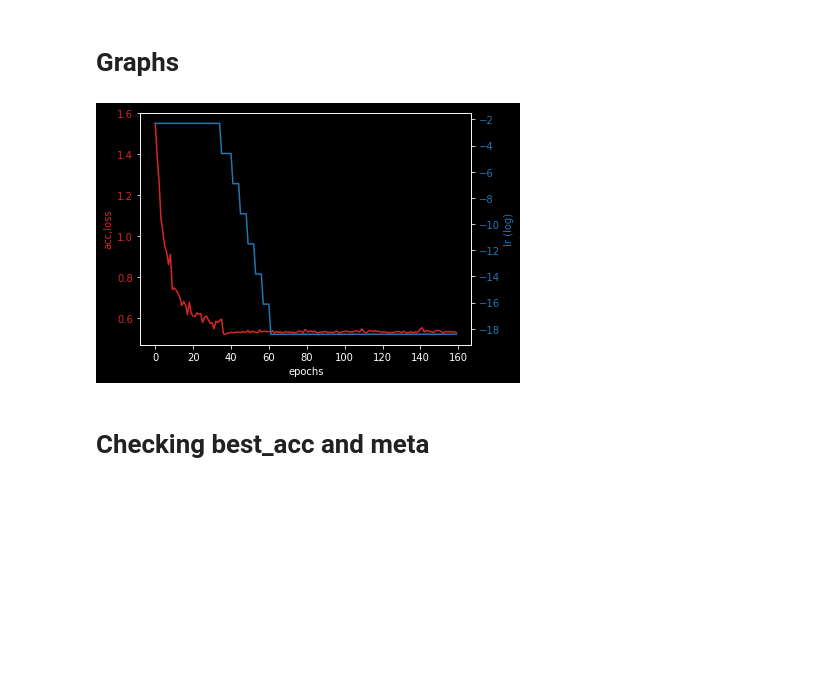
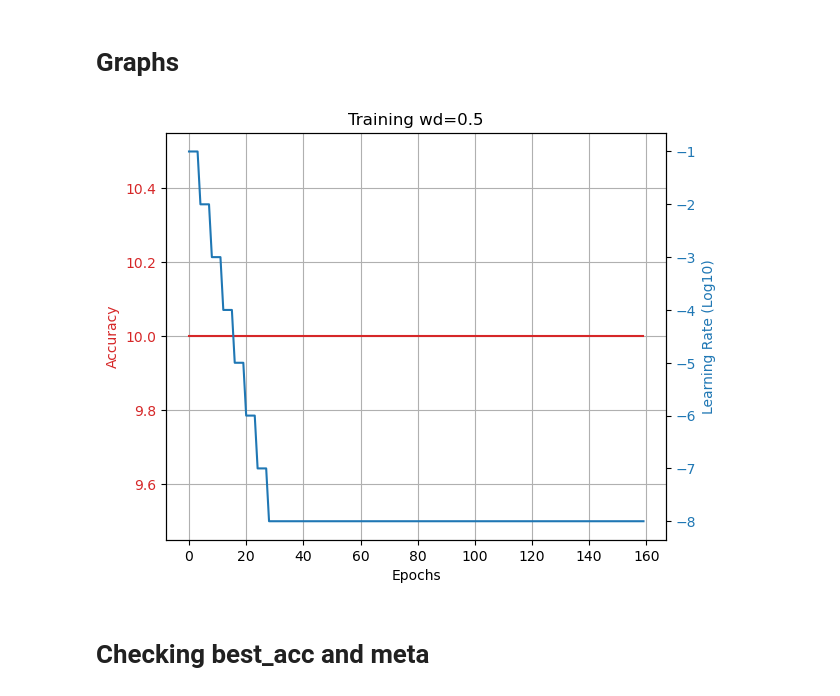
Before and after one commit to ceronvgabriel/MSc_Thesis_v2, a Jupyter notebook: train_weight_decay.ipynb, the cells around one changed output. Drawn from its saved outputs; the diff is of its cells as text; code cells hidden in the pictures; blank space fills up the shorter version.

Commit message:
writing, generating graphs for adam vs wd injections

```diff
--- a/train_weight_decay.ipynb
+++ b/train_weight_decay.ipynb
@@ -58,28 +58,30 @@ Epoch: 5
 # Graphs
 # %%
 bs=128
-wd=5e-7
+wd=5e-1
 loaded=utils.load("bs_"+str(bs)+"_sch_plateau"+"_wd_"+str(wd)+".json")
 
 fig, ax1 = plt.subplots()
 
 color = 'tab:red'
-ax1.set_xlabel('epochs')
-ax1.set_ylabel('acc,loss', color=color)
-ax1.plot(loaded["test_loss_v"], color=color)
+ax1.set_xlabel('Epochs')
+ax1.set_ylabel('Accuracy', color=color)
+ax1.plot(loaded["test_acc_v"], color=color)
 ax1.tick_params(axis='y', labelcolor=color)
+ax1.grid()
 
 ax2 = ax1.twinx()  # instantiate a second axes that shares the same x-axis
 
 color = 'tab:blue'
-ax2.set_ylabel('lr (log)', color=color)  # we already handled the x-label with ax1
-ax2.plot(np.log(loaded["current_lr_v"]), color=color)
+ax2.set_ylabel('Learning Rate (Log10)', color=color)  # we already handled the x-label with ax1
+ax2.plot(np.log10(loaded["current_lr_v"]), color=color)
 ax2.tick_params(axis='y', labelcolor=color)
 
 fig.tight_layout()  # otherwise the right y-label is slightly clipped
+plt.title("Training wd="+str(wd))
 plt.show()
 # %% [output]
-[figure, old version]
+[figure, new version]
 # %% [markdown]
 # Checking best_acc and meta
 # %%
```
Also changed, not shown: parts of 5 cells of this notebook, 43 other files.
